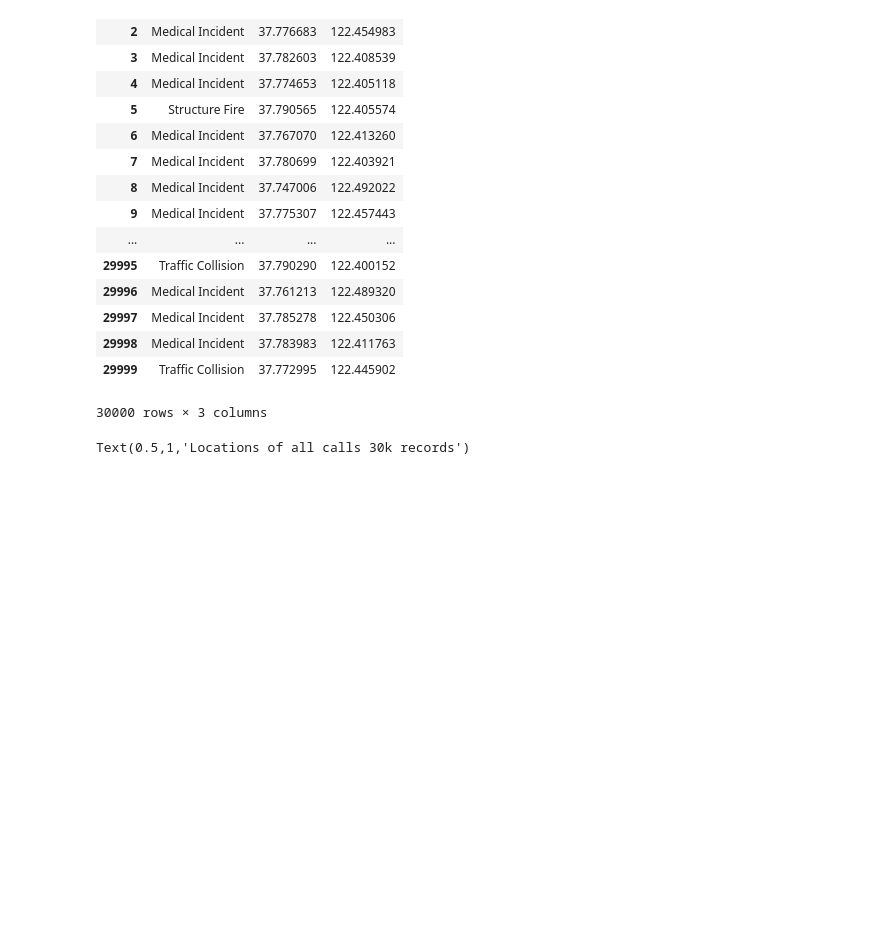
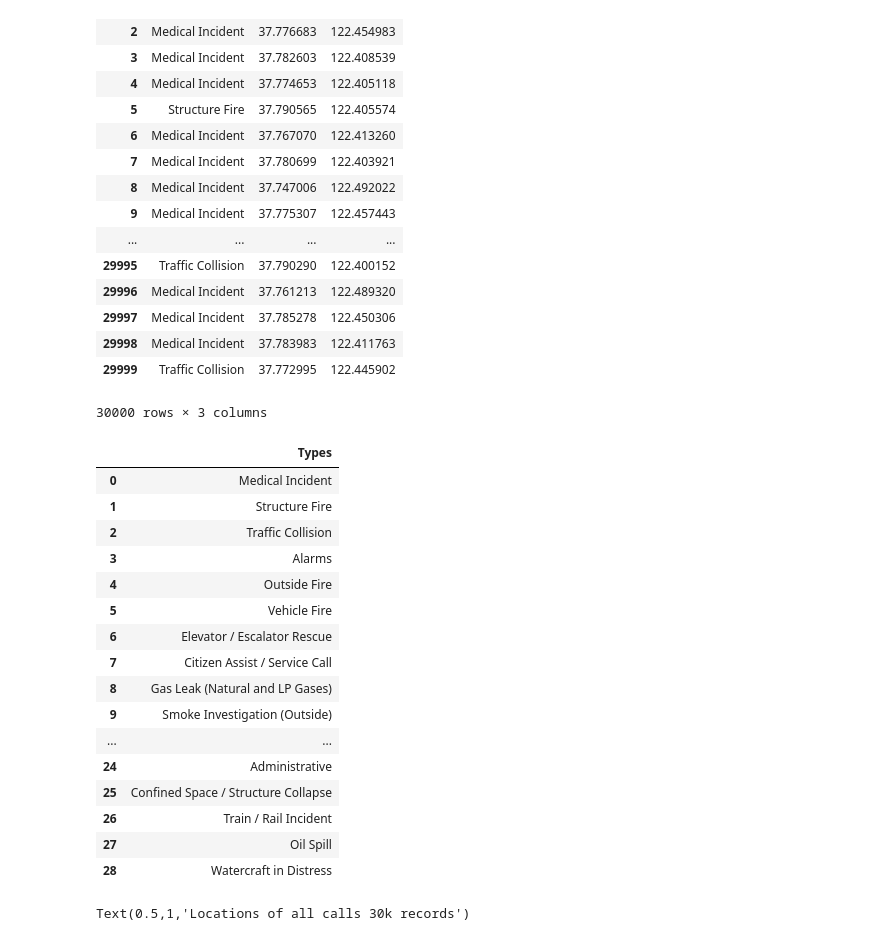
Before and after one commit to kbowerma/data_privacy_examples, a Jupyter notebook: FireData.ipynb, the cells around one changed output. Saved outputs shown, nothing was run; the diff lists cells and outputs as text; code cells hidden in the pictures; blank space fills up the shorter version.

Commit message:
added unique types dataframe

```diff
--- a/FireData.ipynb
+++ b/FireData.ipynb
@@ -62,6 +64,27 @@ dtype: object
 | 29998 | Medical Incident | 37.783983 | 122.411763 |
 | 29999 | Traffic Collision | 37.772995 | 122.445902 |
 30000 rows × 3 columns
+# %%
+typesOfCalls = pd.DataFrame(df2.callType.unique(),columns={"Types"})
+typesOfCalls
+# %% [output]
+|  | Types |
+| 0 | Medical Incident |
+| 1 | Structure Fire |
+| 2 | Traffic Collision |
+| 3 | Alarms |
+| 4 | Outside Fire |
+| 5 | Vehicle Fire |
+| 6 | Elevator / Escalator Rescue |
+| 7 | Citizen Assist / Service Call |
+| 8 | Gas Leak (Natural and LP Gases) |
+| 9 | Smoke Investigation (Outside) |
+| ... | ... |
+| 24 | Administrative |
+| 25 | Confined Space / Structure Collapse |
+| 26 | Train / Rail Incident |
+| 27 | Oil Spill |
+| 28 | Watercraft in Distress |
 # %%
 plt.scatter(df2.LAT,df2.LON,s=1)
 plt.title("Locations of all calls 30k records")
```
Also changed, not shown: parts of 1 cell of this notebook.
